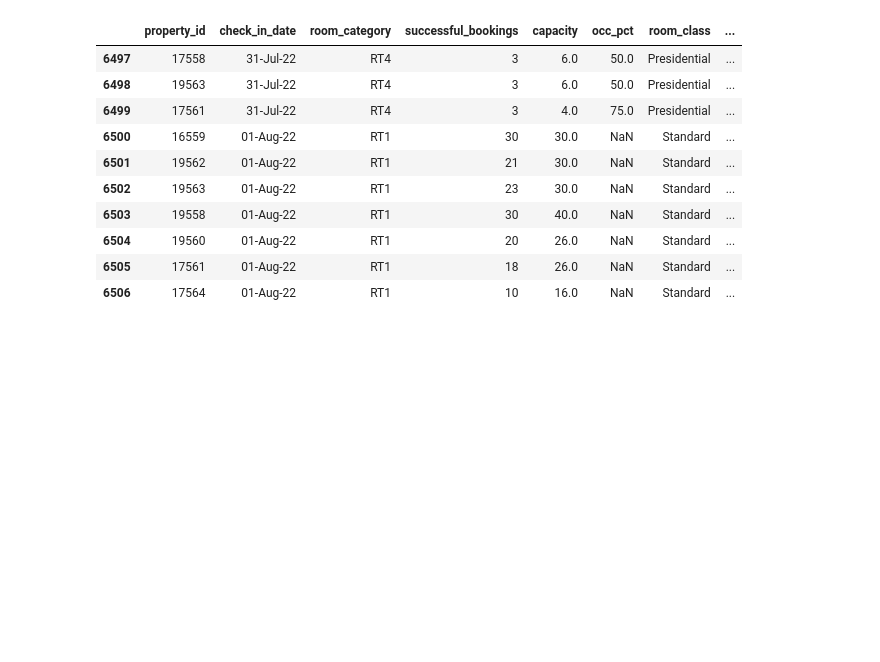
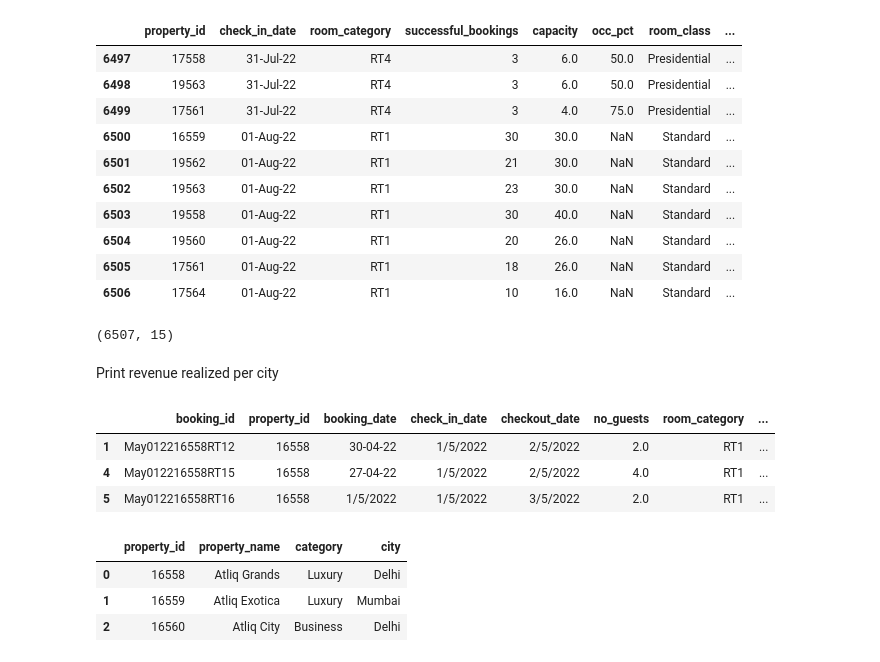
Before and after one commit to zzgirirohit001-tech/Hospitality-Analysis, a Jupyter notebook: Untitled1.ipynb, the cells around one changed output. Saved outputs shown, nothing was run; the diff lists cells and outputs as text; code cells hidden in the pictures; blank space fills up the shorter version.

```diff
--- a/Untitled1.ipynb
+++ b/Untitled1.ipynb
@@ -434,3 +434,23 @@ latest_df.tail(10)
 | 6504 | 19560 | 01-Aug-22 | RT1 | 20 | 26.0 | NaN | Standard | ... |
 | 6505 | 17561 | 01-Aug-22 | RT1 | 18 | 26.0 | NaN | Standard | ... |
 | 6506 | 17564 | 01-Aug-22 | RT1 | 10 | 16.0 | NaN | Standard | ... |
+# %%
+latest_df.shape
+# %% [output]
+(6507, 15)
+# %% [markdown]
+Print revenue realized per city
+# %%
+df_bookings.head(3)
+# %% [output]
+|  | booking_id | property_id | booking_date | check_in_date | checkout_date | no_guests | room_category | ... |
+| 1 | May012216558RT12 | 16558 | 30-04-22 | 1/5/2022 | 2/5/2022 | 2.0 | RT1 | ... |
+| 4 | May012216558RT15 | 16558 | 27-04-22 | 1/5/2022 | 2/5/2022 | 4.0 | RT1 | ... |
+| 5 | May012216558RT16 | 16558 | 1/5/2022 | 1/5/2022 | 3/5/2022 | 2.0 | RT1 | ... |
+# %%
+df_hotels.head(3)
+# %% [output]
+|  | property_id | property_name | category | city |
+| 0 | 16558 | Atliq Grands | Luxury | Delhi |
+| 1 | 16559 | Atliq Exotica | Luxury | Mumbai |
+| 2 | 16560 | Atliq City | Business | Delhi |
```
